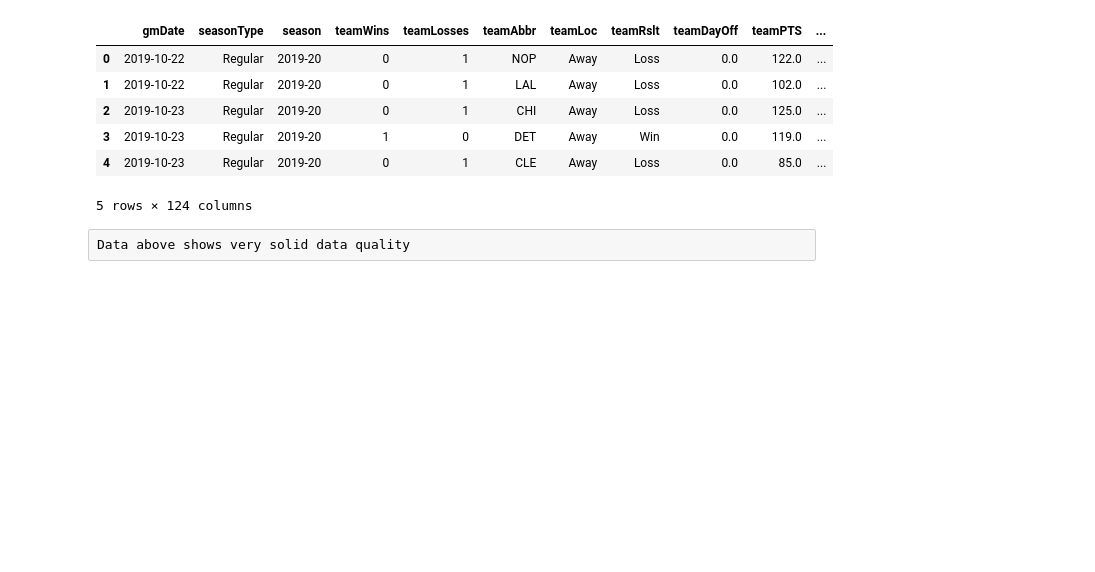
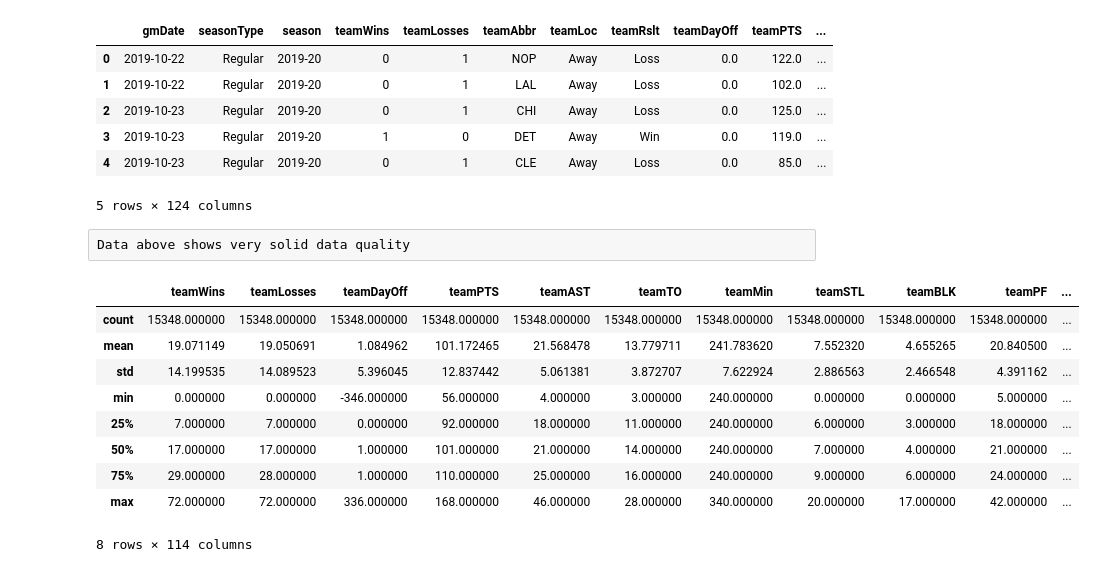
Before and after one commit to ElectricSheep007/UNH-Repo, a Jupyter notebook: DS_Guided_Capstone_2_Repo/virenv/Guided_Capstone_Project_2.ipynb, the cells around one changed output. Saved outputs shown, nothing was run; the diff lists cells and outputs as text; code cells hidden in the pictures; blank space fills up the shorter version.

```diff
--- a/DS_Guided_Capstone_2_Repo/virenv/Guided_Capstone_Project_2.ipynb
+++ b/DS_Guided_Capstone_2_Repo/virenv/Guided_Capstone_Project_2.ipynb
@@ -81,0 +189,7 @@ Investigating the option of scraping the data ourselves has shown to have its ow
+# %%
+#Our analysis will focus on regular season for the recreating portion of our anaylysis.
+team_stats['seasonType'].unique()
+
+#We will separate the data into regular season and playoffs.
+
+team_stats = team_stats[team_stats['seasonType']=='Regular']
@@ -81,0 +200,8 @@ Investigating the option of scraping the data ourselves has shown to have its ow
+# %%
+#The games stats are recorded as team vs. opponent with another column indicating whether this is a home game or an away game.
+#This format leaves me to suspect there is double data of the same game. Let's investigate.
+
+team_stats['gmDate'] = pd.to_datetime(team_stats['gmDate'])
+team_stats[['teamAbbr', 'teamLoc', 'opptAbbr', 'opptLoc']][team_stats['gmDate'] == datetime(2008,10,29)]
+
+#Seems our suspicion was wrong and away_games=team as home_games=opp. We will keep this in mind during feature engineering.
@@ -81,0 +222,11 @@ Investigating the option of scraping the data ourselves has shown to have its ow
+# %%
+#We need a gameID column to make our later calculations easier. Seems there is no redundant game information, it's possible to use their index as game ID.
+#Best if we sort first by chronological order prior to creating the game index.
+
+team_stats = team_stats.sort_values(by = 'gmDate', ascending = True)
+team_stats.reset_index()
+gid = pd.DataFrame()
+for i in range(len(team_stats)):
+    gid.append(i)
+
+team_stats['GameID'] = gid
@@ -369,3 +576,29 @@ cs_team.head()
 5 rows × 124 columns
 # %% [raw]
 Data above shows very solid data quality
+# %%
+start_year = 2008
+end_year = 2009
+
+team_stats_combined_df = pd.DataFrame()
+
+for i in range(12) :
+  team_stats_file_path = '/Users/Shawn/Documents/UNH_ML_SLF/MLassignments/UNH-Repo/DS_Guided_Capstone_2_Repo/virenv/team_stats/' + str(start_year) + "-" + str(end_year) + '.csv'
+
+  team_stats_combined_df = team_stats_combined_df.append(pd.read_csv(team_stats_file_path, index_col = 0))
+
+  start_year = start_year + 1
+  end_year = end_year + 1
+# %%
+team_stats_combined_df.describe()
+# %% [output]
+|  | teamWins | teamLosses | teamDayOff | teamPTS | teamAST | teamTO | teamMin | teamSTL | teamBLK | teamPF | ... |
+| count | 15348.000000 | 15348.000000 | 15348.000000 | 15348.000000 | 15348.000000 | 15348.000000 | 15348.000000 | 15348.000000 | 15348.000000 | 15348.000000 | ... |
+| mean | 19.071149 | 19.050691 | 1.084962 | 101.172465 | 21.568478 | 13.779711 | 241.783620 | 7.552320 | 4.655265 | 20.840500 | ... |
+| std | 14.199535 | 14.089523 | 5.396045 | 12.837442 | 5.061381 | 3.872707 | 7.622924 | 2.886563 | 2.466548 | 4.391162 | ... |
+| min | 0.000000 | 0.000000 | -346.000000 | 56.000000 | 4.000000 | 3.000000 | 240.000000 | 0.000000 | 0.000000 | 5.000000 | ... |
+| 25% | 7.000000 | 7.000000 | 0.000000 | 92.000000 | 18.000000 | 11.000000 | 240.000000 | 6.000000 | 3.000000 | 18.000000 | ... |
+| 50% | 17.000000 | 17.000000 | 1.000000 | 101.000000 | 21.000000 | 14.000000 | 240.000000 | 7.000000 | 4.000000 | 21.000000 | ... |
+| 75% | 29.000000 | 28.000000 | 1.000000 | 110.000000 | 25.000000 | 16.000000 | 240.000000 | 9.000000 | 6.000000 | 24.000000 | ... |
+| max | 72.000000 | 72.000000 | 336.000000 | 168.000000 | 46.000000 | 28.000000 | 340.000000 | 20.000000 | 17.000000 | 42.000000 | ... |
+8 rows × 114 columns
```
Also changed, not shown: parts of 73 cells of this notebook.
